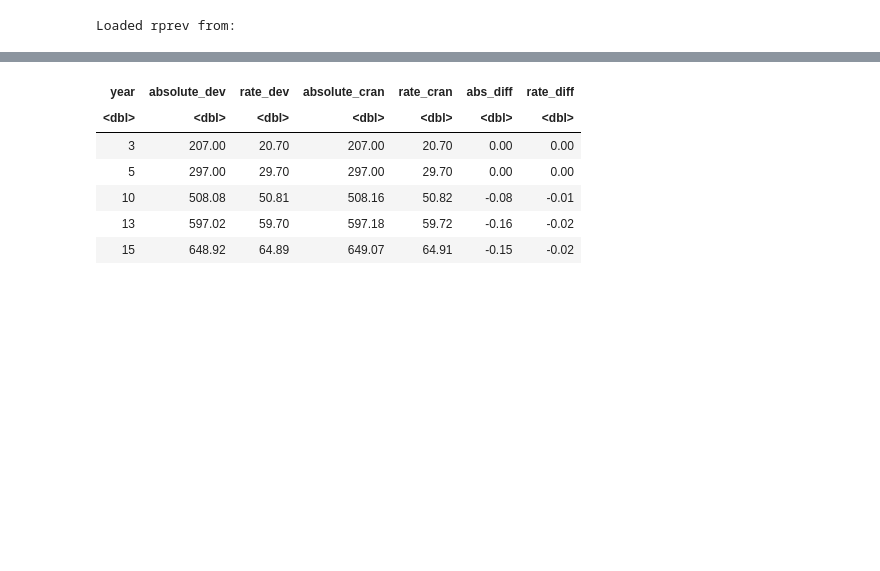
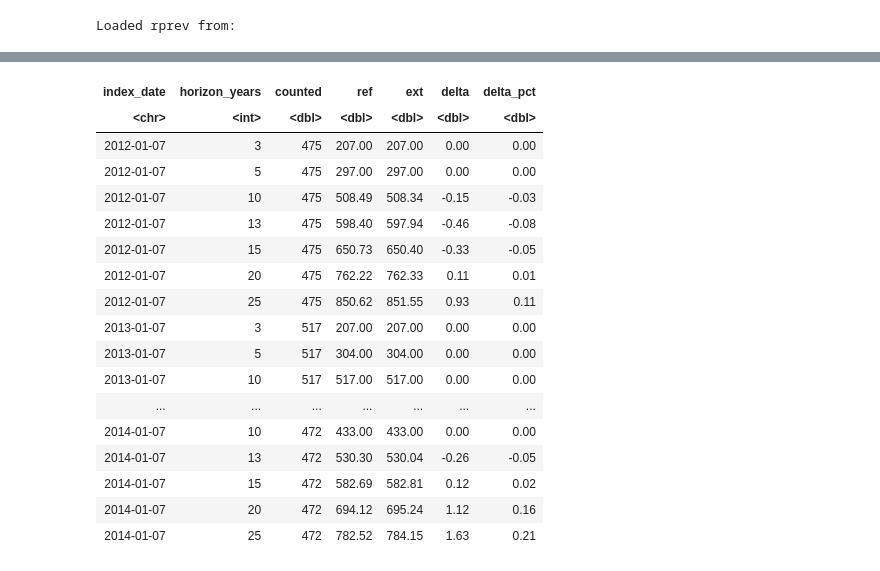
Before and after one commit to lrado1/rprev-ext, a Jupyter notebook: notebooks/ref-ext-consistency.ipynb, the cells around one changed output, grey strips where cells are left out. Drawn from its saved outputs; the diff is of its cells as text; code cells hidden in the pictures; blank space fills up the shorter version.

```diff
--- a/notebooks/ref-ext-consistency.ipynb
+++ b/notebooks/ref-ext-consistency.ipynb
@@ -395,0 +219,19 @@ A data.frame: 5 × 3
+# %%
+# K=1 (egy indexdátum) - lokális, kiterjesztett implementáció
+index_k1 <- index_dates[1]
+registry_start_ext <- min(base_df$entrydate, na.rm = TRUE)
+
+set.seed(seed)
+res_ext_k1 <- prevalence(
+  index = index_k1,
+  num_years_to_estimate = num_years,
+  data = base_df,
+  inc_formula = inc_formula,
+  surv_formula = surv_formula,
+  dist = dist,
+  population_size = population_size,
+  death_column = death_column,
+  registry_start_date = registry_start_ext,
+  N_boot = N_boot
+)
+summary(res_ext_k1)
@@ -396,7 +314,33 @@ A data.frame: 5 × 3
 # %%
-# Comparison table
-compare_table <- merge(dev_table, cran_table, by = 'year', suffixes = c('_dev', '_cran'))
-compare_table$abs_diff <- compare_table$absolute_dev - compare_table$absolute_cran
-compare_table$rate_diff <- compare_table$rate_dev - compare_table$rate_cran
-compare_table
+# Dinamikus összevetés: referencia (ismételt K=1) vs kiterjesztett (natív többindexű)
+ref_mat <- ref_abs_table
+ext_mat <- ext_abs_table
+
+idx <- intersect(rownames(ref_mat), rownames(ext_mat))
+yrs <- intersect(colnames(ref_mat), colnames(ext_mat))
+
+compare_df <- expand.grid(index_date = idx, horizon = yrs, stringsAsFactors = FALSE)
+compare_df$ref <- mapply(function(r, c) as.numeric(ref_mat[r, c]), compare_df$index_date, compare_df$horizon)
+compare_df$ext <- mapply(function(r, c) as.numeric(ext_mat[r, c]), compare_df$index_date, compare_df$horizon)
+
+counted_by_date <- sapply(res_ref_by_index, function(res) as.numeric(res$counted))
+counted_by_date <- counted_by_date[as.character(idx)]
+compare_df$counted <- as.numeric(counted_by_date[compare_df$index_date])
+compare_df$delta <- compare_df$ext - compare_df$ref
+compare_df$delta_pct <- ifelse(compare_df$ref == 0, NA_real_, 100 * compare_df$delta / compare_df$ref)
+
+compare_df$horizon_years <- as.integer(sub("^y", "", compare_df$horizon))
+compare_df <- compare_df[order(as.Date(compare_df$index_date), compare_df$horizon_years), ]
+compare_df$horizon <- NULL
+compare_df <- compare_df[, c("index_date", "horizon_years", "counted", "ref", "ext", "delta", "delta_pct")]
+
+# Megjelenítéshez kerekítés (a counted esetszám marad egész)
+compare_df$ref <- round(compare_df$ref, 2)
+compare_df$ext <- round(compare_df$ext, 2)
+compare_df$delta <- round(compare_df$delta, 2)
+compare_df$delta_pct <- round(compare_df$delta_pct, 2)
+
+# Sorindex elrejtése: data.table megjelenítés rownames nélkül
+compare_dt <- data.table::as.data.table(compare_df)
+compare_dt
 # %% [output]
@@ -404,8 +348,19 @@ A data.frame: 5 × 7
-| year | absolute_dev | rate_dev | absolute_cran | rate_cran | abs_diff | rate_diff |
-| <dbl> | <dbl> | <dbl> | <dbl> | <dbl> | <dbl> | <dbl> |
-| 3 | 207.00 | 20.70 | 207.00 | 20.70 | 0.00 | 0.00 |
-| 5 | 297.00 | 29.70 | 297.00 | 29.70 | 0.00 | 0.00 |
-| 10 | 508.08 | 50.81 | 508.16 | 50.82 | -0.08 | -0.01 |
-| 13 | 597.02 | 59.70 | 597.18 | 59.72 | -0.16 | -0.02 |
-| 15 | 648.92 | 64.89 | 649.07 | 64.91 | -0.15 | -0.02 |
+| index_date | horizon_years | counted | ref | ext | delta | delta_pct |
+| <chr> | <int> | <dbl> | <dbl> | <dbl> | <dbl> | <dbl> |
+| 2012-01-07 | 3 | 475 | 207.00 | 207.00 | 0.00 | 0.00 |
+| 2012-01-07 | 5 | 475 | 297.00 | 297.00 | 0.00 | 0.00 |
+| 2012-01-07 | 10 | 475 | 508.49 | 508.34 | -0.15 | -0.03 |
+| 2012-01-07 | 13 | 475 | 598.40 | 597.94 | -0.46 | -0.08 |
+| 2012-01-07 | 15 | 475 | 650.73 | 650.40 | -0.33 | -0.05 |
+| 2012-01-07 | 20 | 475 | 762.22 | 762.33 | 0.11 | 0.01 |
+| 2012-01-07 | 25 | 475 | 850.62 | 851.55 | 0.93 | 0.11 |
+| 2013-01-07 | 3 | 517 | 207.00 | 207.00 | 0.00 | 0.00 |
+| 2013-01-07 | 5 | 517 | 304.00 | 304.00 | 0.00 | 0.00 |
+| 2013-01-07 | 10 | 517 | 517.00 | 517.00 | 0.00 | 0.00 |
+| ... | ... | ... | ... | ... | ... | ... |
+| 2014-01-07 | 10 | 472 | 433.00 | 433.00 | 0.00 | 0.00 |
+| 2014-01-07 | 13 | 472 | 530.30 | 530.04 | -0.26 | -0.05 |
+| 2014-01-07 | 15 | 472 | 582.69 | 582.81 | 0.12 | 0.02 |
+| 2014-01-07 | 20 | 472 | 694.12 | 695.24 | 1.12 | 0.16 |
+| 2014-01-07 | 25 | 472 | 782.52 | 784.15 | 1.63 | 0.21 |
 # %% [markdown]
```
Also changed, not shown: parts of 23 cells of this notebook.
